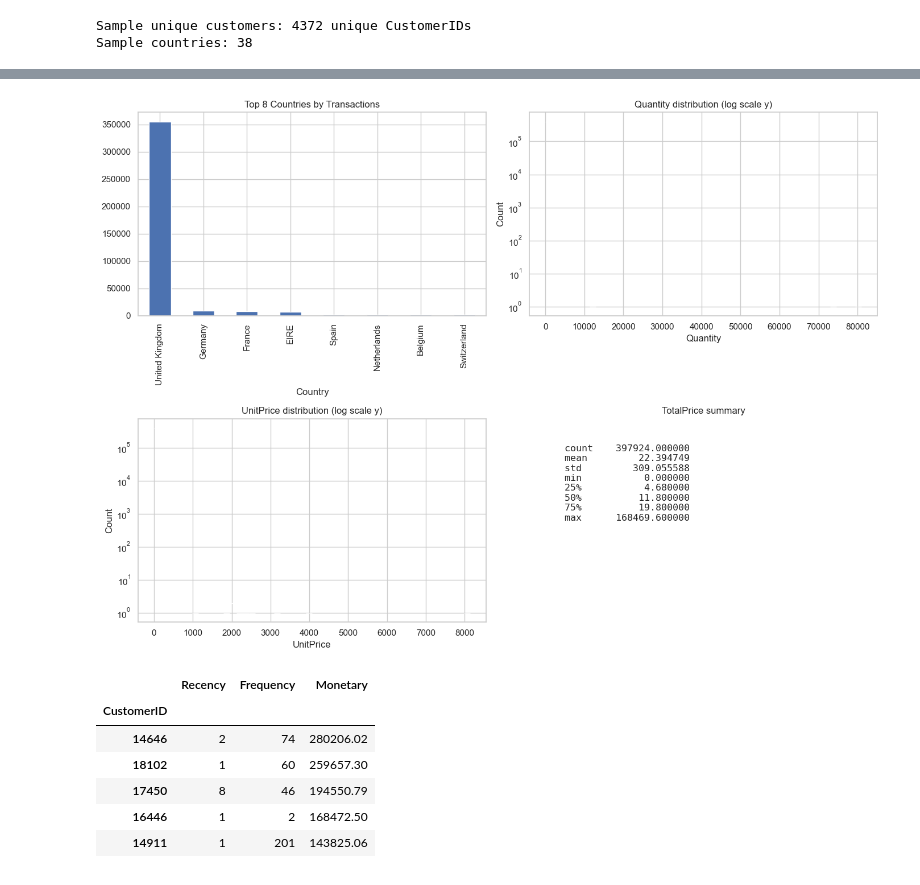
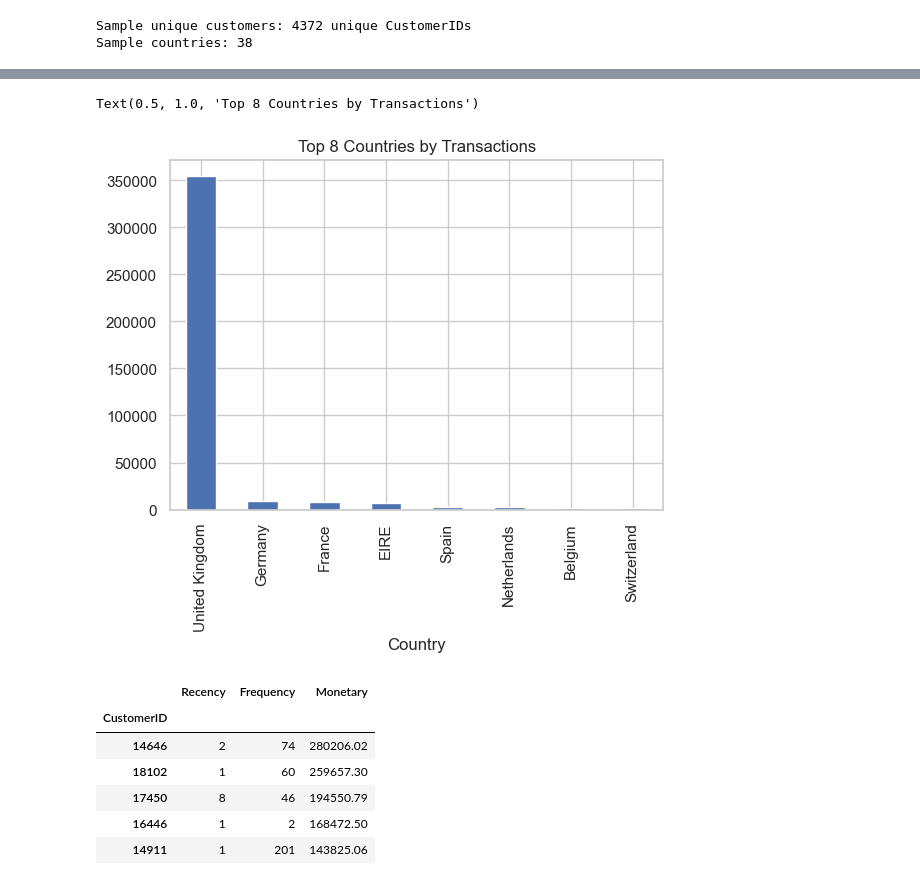
Before and after one commit to nbardhan/Capstone-1, a Jupyter notebook: capstone.ipynb, the cells around one changed output, grey strips where cells are left out. Drawn from its saved outputs; the diff is of its cells as text; code cells hidden in the pictures.

```diff
--- a/capstone.ipynb
+++ b/capstone.ipynb
@@ -116,30 +118,31 @@ Cleaned shape: (397924, 9)
 # %%
 # Cell 5 - EDA plots
 plt.figure(figsize=(14,10))
 
 plt.subplot(2,2,1)
 df['Country'].value_counts().nlargest(8).plot(kind='bar')
 plt.title('Top 8 Countries by Transactions')
 
-plt.subplot(2,2,2)
-sns.histplot(df['Quantity'], bins=50, log_scale=(False, True))
-plt.title('Quantity distribution (log scale y)')
+# plt.subplot(2,2,2)
+# sns.histplot(df['Quantity'], bins=50, log_scale=(False, True))
+# plt.title('Quantity distribution (log scale y)')
 
-plt.subplot(2,2,3)
-sns.histplot(df['UnitPrice'], bins=50, log_scale=(False, True))
-plt.title('UnitPrice distribution (log scale y)')
+# plt.subplot(2,2,3)
+# sns.histplot(df['UnitPrice'], bins=50, log_scale=(False, True))
+# plt.title('UnitPrice distribution (log scale y)')
 
-plt.subplot(2,2,4)
-df['TotalPrice'].describe().to_frame().T
-plt.text(0.1, 0.5, df['TotalPrice'].describe().to_string(), family='monospace')
-plt.axis('off')
-plt.title('TotalPrice summary')
+# plt.subplot(2,2,4)
+# df['TotalPrice'].describe().to_frame().T
+# plt.text(0.1, 0.5, df['TotalPrice'].describe().to_string(), family='monospace')
+# plt.axis('off')
+# plt.title('TotalPrice summary')
 
-plt.tight_layout()
-plt.savefig("eda_overview.png", dpi=150)
-plt.show()
+# plt.tight_layout()
+# plt.savefig("eda_overview.png", dpi=150)
+# plt.show()
 # %% [output]
+Text(0.5, 1.0, 'Top 8 Countries by Transactions')
-[figure, old version]
+[figure, new version]
 # %%
 # Cell 6 - RFM computation
 reference_date = df['InvoiceDate'].max() + pd.Timedelta(days=1)
```
Also changed, not shown: parts of 2 cells of this notebook, 2 other files.
